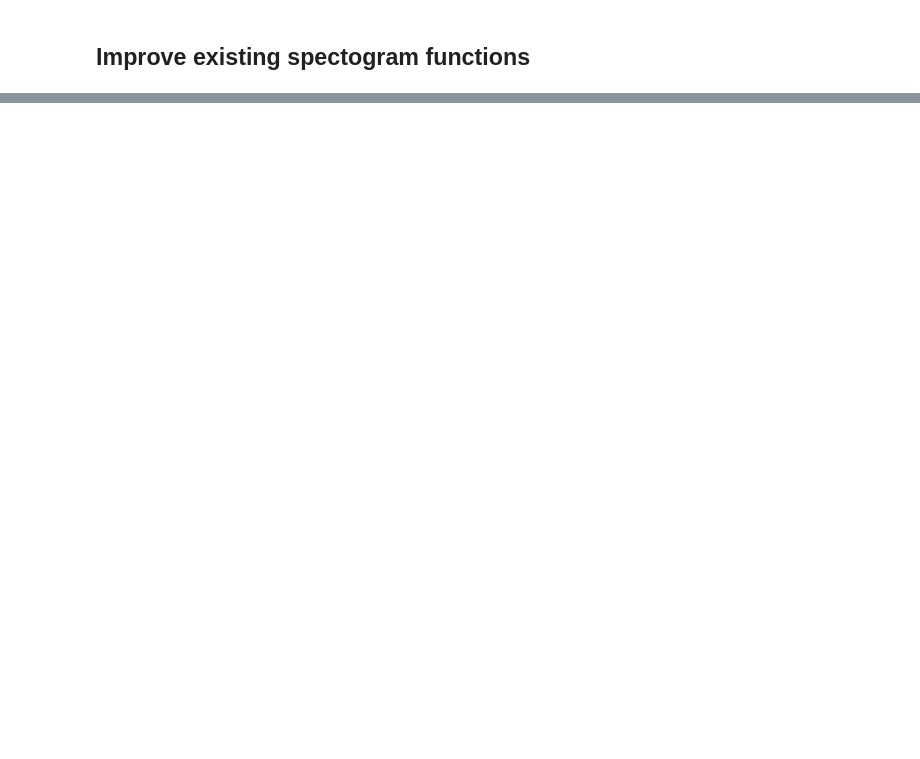
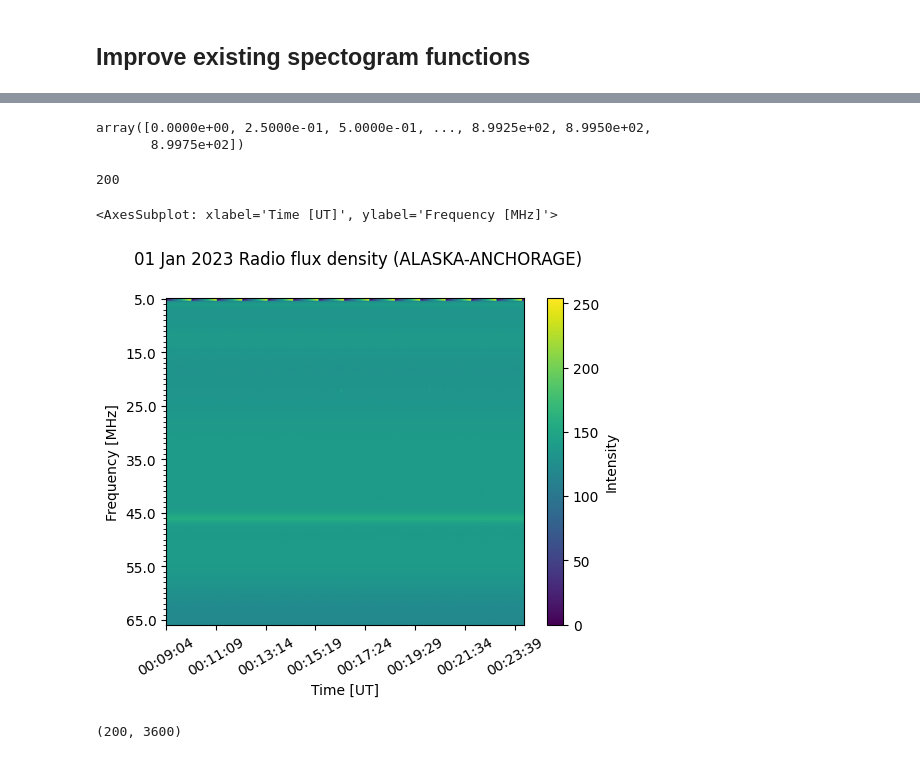
Before and after one commit to i4Ds/Radio-sunburst-labelcreation, a Jupyter notebook: data_creation.ipynb, the cells around one changed output, grey strips where cells are left out. Saved outputs shown, nothing was run; the diff lists cells and outputs as text; code cells hidden in the pictures; blank space fills up the shorter version.

```diff
--- a/data_creation.ipynb
+++ b/data_creation.ipynb
@@ -262,0 +226,18 @@ plot_spectogram(change_resolution_over_time(pd_data, 40))
+# %%
+spec.time_axis
+# %% [output]
+array([0.0000e+00, 2.5000e-01, 5.0000e-01, ..., 8.9925e+02, 8.9950e+02,
+       8.9975e+02])
+# %%
+len(spec.freq_axis)
+# %% [output]
+200
+# %%
+spec.plot()
+# %% [output]
+<AxesSubplot: xlabel='Time [UT]', ylabel='Frequency [MHz]'>
+[figure, added]
+# %%
+spec.data.shape
+# %% [output]
+(200, 3600)
```
Also changed, not shown: parts of 44 cells of this notebook, 4 other files.
